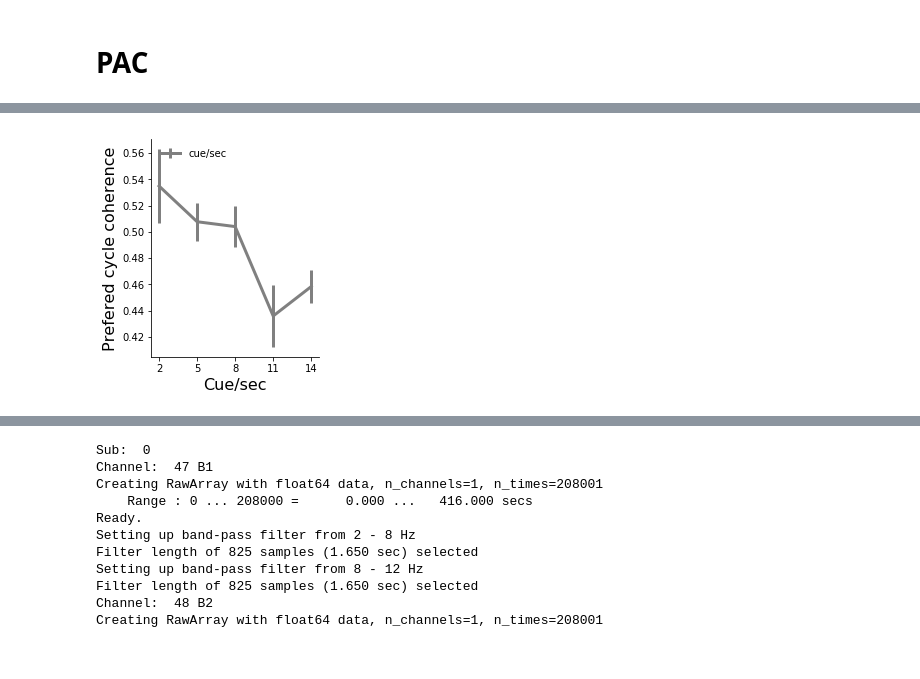
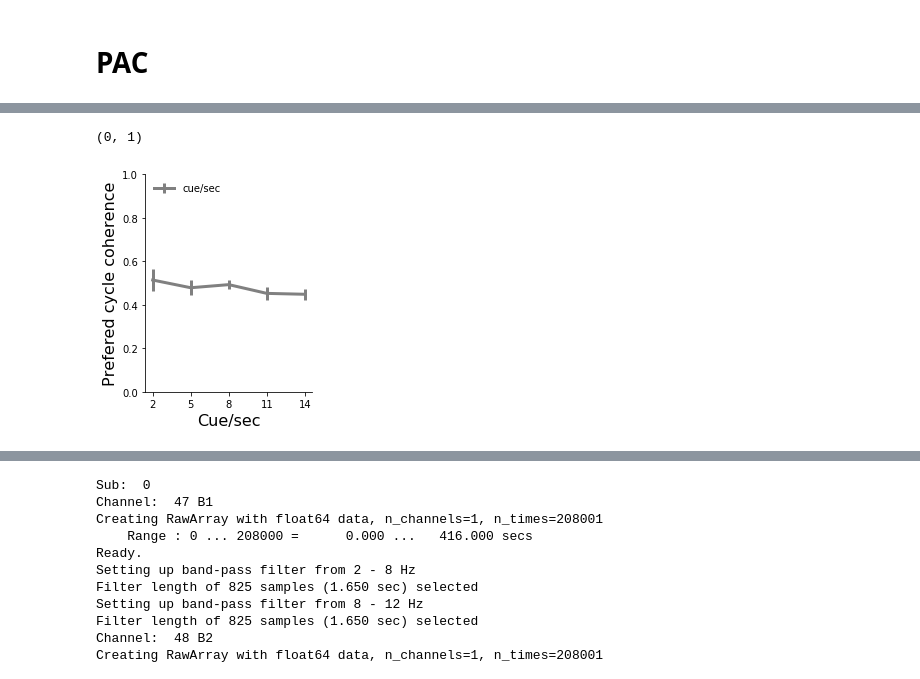
Before and after one commit to DiogoSantosPata/normaliser, a Jupyter notebook: V2_Analisys.ipynb, the cells around one changed output, grey strips where cells are left out. Drawn from its saved outputs; the diff is of its cells as text; code cells hidden in the pictures.

```diff
--- a/V2_Analisys.ipynb
+++ b/V2_Analisys.ipynb
@@ -783,7 +789,7 @@ def organize_amp_phase_to_pandas(amp_phase):
                 log_amp_in_phase.append(bs)
                 cs = tmp_dd[tmp_density[trial]]/tmp_dur[tmp_speed[trial]]
                 csw = np.argmin(np.abs(cs-np.linspace(2,14,5)))
-                log_pac.append( [sub, tmp_density[trial], tmp_speed[trial], cs, csw, kb] )
+                log_pac.append( [ttl_info_dict[sub]['subject'], tmp_density[trial], tmp_speed[trial], cs, csw, kb] )
 
 
     log_pac = pd.DataFrame(log_pac, columns=['sub','density','speed','cuesec','cuesec_w','kb'] )
@@ -950,9 +959,0 @@ p=0.171
-# %%
-plt.figure(figsize=(20,20))
-for ii in range(100):
-    plt.subplot(10,10,ii+1)
-    bbss = save_amp_in_phase[3]['bs'][ii]
-    plt.bar(  bbss[1][:-1]/np.pi , bbss[0] , width=0.1, color='grey' )
-    plt.bar(  (bbss[1][:-1] + np.pi*2)/np.pi , bbss[0] , width=0.1, color='grey' )
-    plt.plot( np.concatenate([bbss[1][:-1]/np.pi, (bbss[1][:-1] + np.pi*2)/np.pi ])  , np.concatenate([bbss[0],bbss[0]]) )
-    plt.axis('off')
@@ -978,7 +977,7 @@ for ii in [ 135, 12, 60, 142, 80]:
     plt.yscale('log')
     plt.bar(  bbss[1][:-1]/np.pi , bbss[0] , width=0.1, color='grey' )
     plt.bar(  (bbss[1][:-1] + np.pi*2)/np.pi , bbss[0] , width=0.1, color='grey' )
-    plt.plot(phase_rad, pac_dist)
+#     plt.plot(phase_rad, pac_dist)
     plt.plot(phase_rad, pac_dist_smooth)
     plt.plot(phase_rad[peak_pac_dist], pac_dist_smooth[peak_pac_dist], 'ro', markersize=10)
     plt.title( 'cue/sec ' + str(int(np.linspace(2,14,5)[pcount]))  )
@@ -998,5 +997,7 @@ plt.tight_layout()
 # %%
 ### Save the number of peaks in each PAC distribution (phase theta ,  amplitude 40-80Hz )
+peaks_pac_distance = []
+peaks_pac_count = []
 peaks_pac_dist = []
 for ii in range(len(save_amp_in_phase[3]['bs'])):
     bbss = save_amp_in_phase[3]['bs'][ii]
@@ -1005,8 +1006,12 @@ for ii in range(len(save_amp_in_phase[3]['bs'])):
     pac_dist_smooth = smooth_psd(pac_dist, sz=40, sigma=2)
     peak_pac_dist = scipy.signal.find_peaks(pac_dist_smooth)[0]
     peaks_pac_dist.append( phase_rad[peak_pac_dist] )
+    peaks_pac_count.append( peak_pac_dist.size )
+    peaks_pac_distance.append(  np.diff(peak_pac_dist[:int(peak_pac_dist.size/2)] ) )
 
 
 peaks_pac_dist = np.array(peaks_pac_dist)
+peaks_pac_count = np.array(peaks_pac_count)
+peaks_pac_distance = np.array(peaks_pac_distance)
 # %%
 # sub	density	speed	cuesec	cuesec_w	kb	n_pac_peaks
@@ -1033,19 +1062,24 @@ condition_coherence = np.array(condition_coherence)
 # %%
 fig = plt.figure()
 ax = fig.add_subplot(111)
 fig.set_figheight(4)
 fig.set_figwidth(3)
+fig.set_facecolor('white')
 
-mmm = np.median(condition_coherence,axis=0)
-sss = stats.sem(condition_coherence,axis=0)
+mmm = np.mean(condition_coherence,axis=0)
+sss = np.std(condition_coherence,axis=0)
+
 plt.errorbar(  np.linspace(2,14,mmm.size), mmm, yerr=sss, label='cue/sec', linewidth=3,color=plo['cuesec_color'] )
 
 ax.spines['right'].set_visible(False)
 ax.spines['top'].set_visible(False)
 plt.sca(ax)
 plt.legend( frameon=False, loc='upper left')
 plt.xlabel('Cue/sec', fontsize=16)
 plt.ylabel('Prefered cycle coherence', fontsize=16)
 plt.xticks(  np.linspace(2,14,mmm.size).astype(int) );
+
+plt.ylim(0,1)
 # %% [output]
+(0, 1)
-[figure, old version]
+[figure, new version]
```
Also changed, not shown: parts of 21 cells of this notebook.
